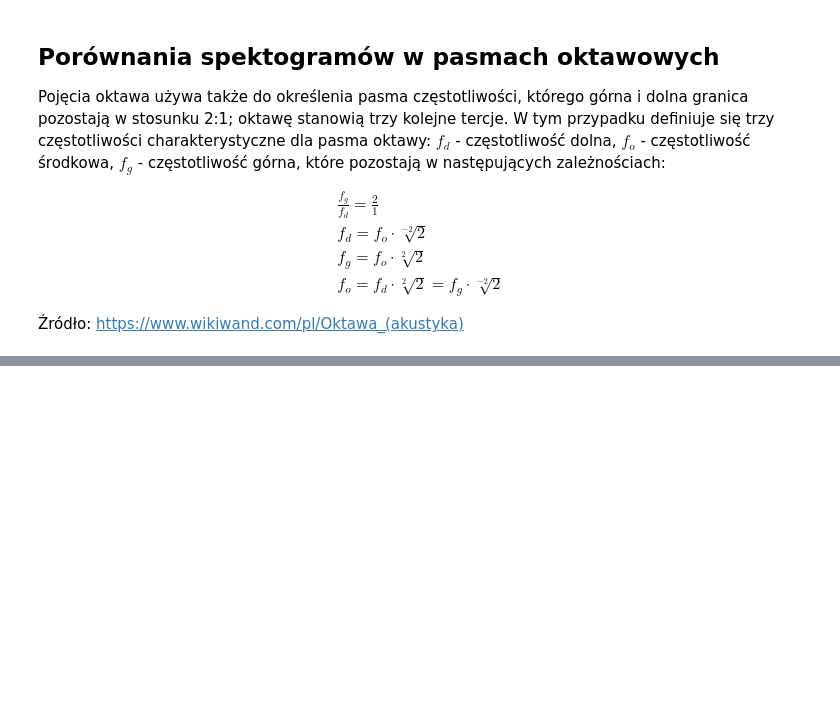
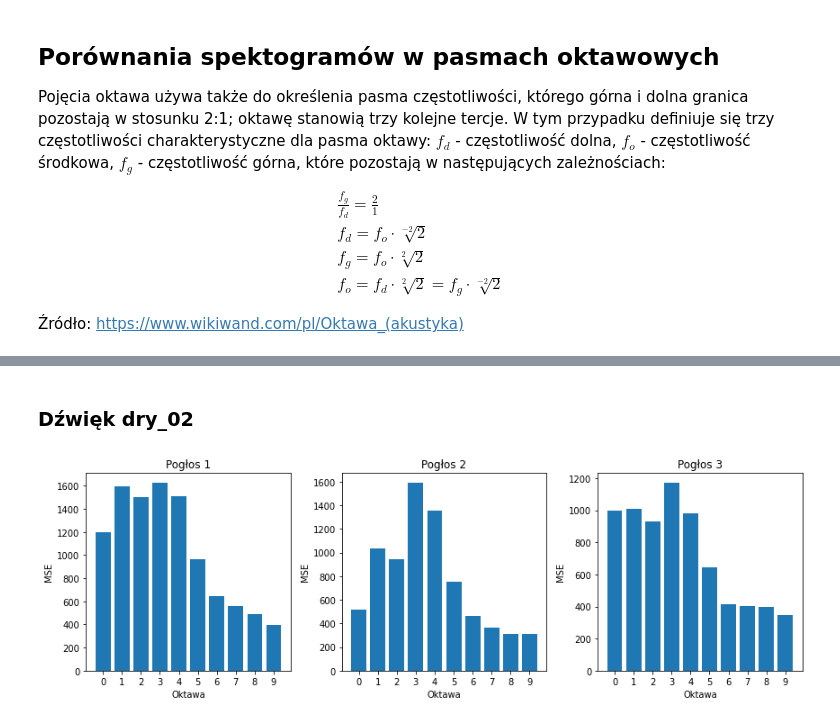
Before and after one commit to karlosos/acoustic_signals, a Jupyter notebook: lab06/Lab_06_Dzialowski.ipynb, the cells around one changed output, grey strips where cells are left out. Drawn from its saved outputs; the diff is of its cells as text; code cells hidden in the pictures; blank space fills up the shorter version.

```diff
--- a/lab06/Lab_06.ipynb
+++ b/lab06/Lab_06_Dzialowski.ipynb
@@ -224,0 +202,15 @@ The integers t and f can be converted to physical units by means of the utility
+# %%
+print("poglos_02_01")
+print("=========================")
+mse_poglos_02_01 = mse_in_octaves(spec_dry_02, spec_poglos_02_01)
+print("=========================")
+
+print("poglos_02_02")
+print("=========================")
+mse_poglos_02_02 = mse_in_octaves(spec_dry_02, spec_poglos_02_02)
+print("=========================")
+
+print("poglos_01_03")
+print("=========================")
+mse_poglos_02_03 = mse_in_octaves(spec_dry_02, spec_poglos_02_03)
+print("=========================")
@@ -224,0 +252,6 @@ The integers t and f can be converted to physical units by means of the utility
+# %% [markdown]
+### Dźwięk dry_02
+# %%
+plot_octaves([mse_poglos_02_01, mse_poglos_02_02, mse_poglos_02_03])
+# %% [output]
+[figure, added]
```
Also changed, not shown: parts of 15 cells of this notebook, 2 other files.
